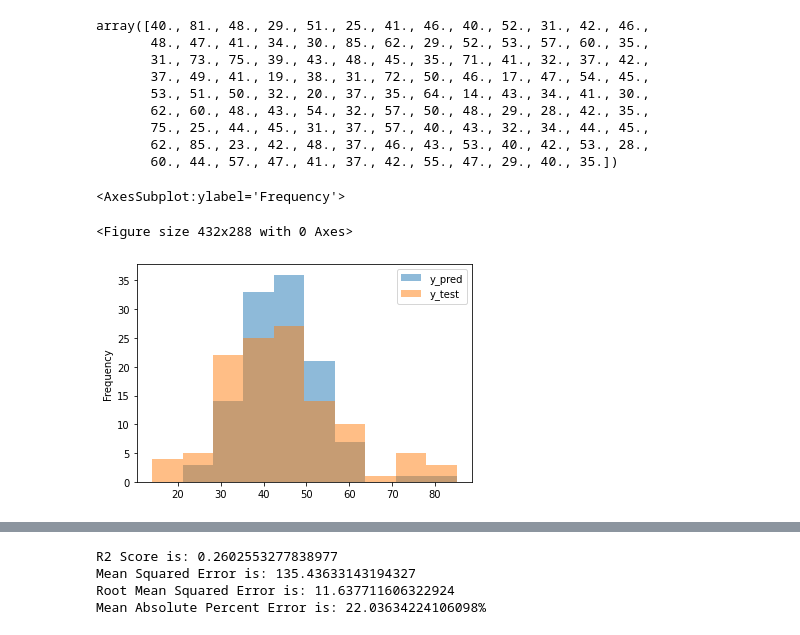
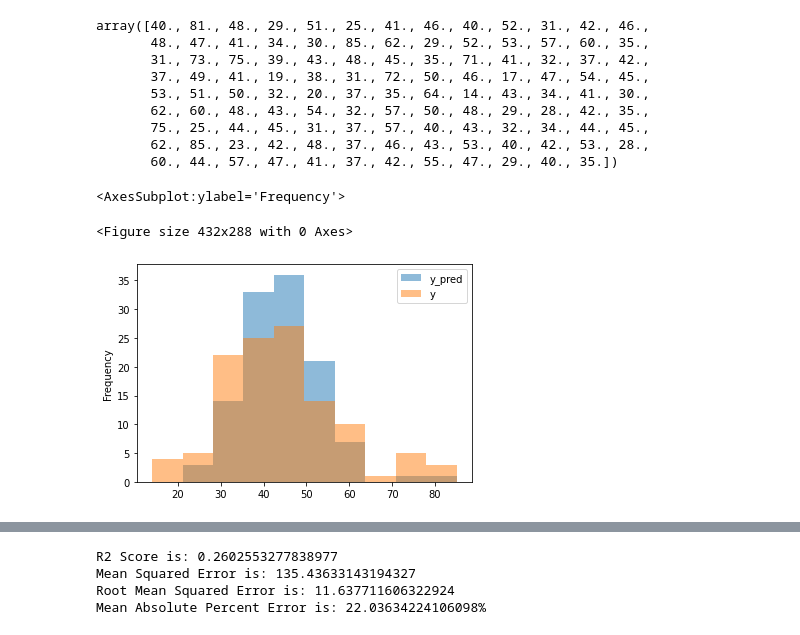
Before and after one commit to JosiahGuy/DS320Project, a Jupyter notebook: college_football_combined.ipynb, the cells around one changed output, grey strips where cells are left out. Saved outputs shown, nothing was run; the diff lists cells and outputs as text; code cells hidden in the pictures.

```diff
--- a/college_football_combined.ipynb
+++ b/college_football_combined.ipynb
@@ -637,14 +659,14 @@ array([40., 81., 48., 29., 51., 25., 41., 46., 40., 52., 31., 42., 46.,
        62., 85., 23., 42., 48., 37., 46., 43., 53., 40., 42., 53., 28.,
        60., 44., 57., 47., 41., 37., 42., 55., 47., 29., 40., 35.])
 # %%
-#Visualize pred and test
+#Visualize pred and test (histogram)
 
-df5 = pd.DataFrame({'y_pred':y_prediction_cv, 'y':y_test_cv})
+df6 = pd.DataFrame({'y_pred':y_prediction_cv, 'y':y_test_cv})
 
 plt.figure()
 
-df5.plot.hist(alpha = 0.5)
+df6.plot.hist(alpha = 0.5)
 # %% [output]
 <AxesSubplot:ylabel='Frequency'>
 <Figure size 432x288 with 0 Axes>
-[figure, old version]
+[figure, new version]
```
Also changed, not shown: parts of 20 cells of this notebook, 3 other files.
